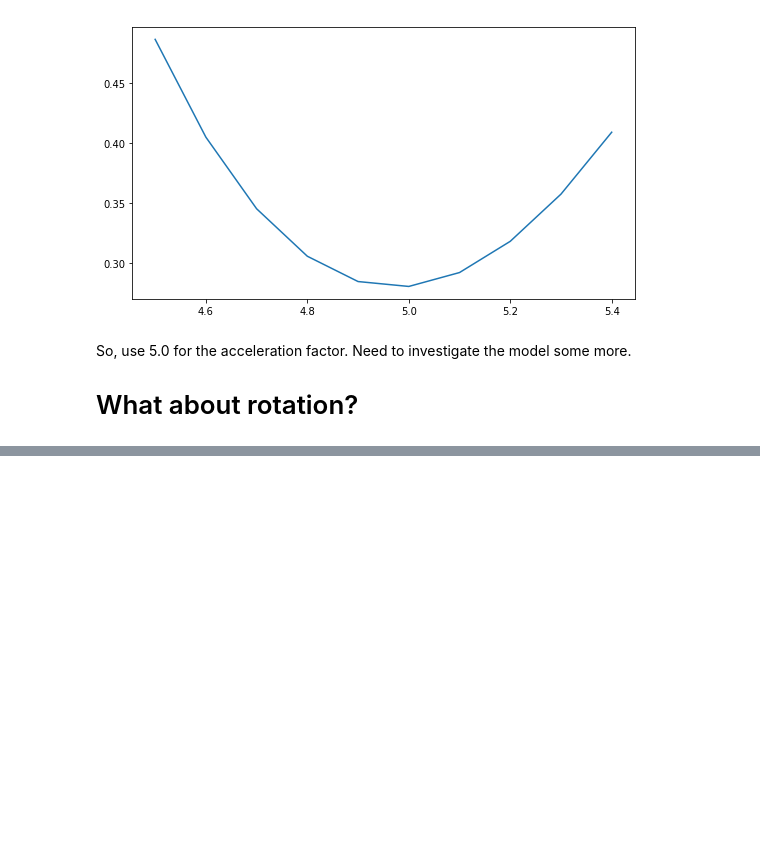
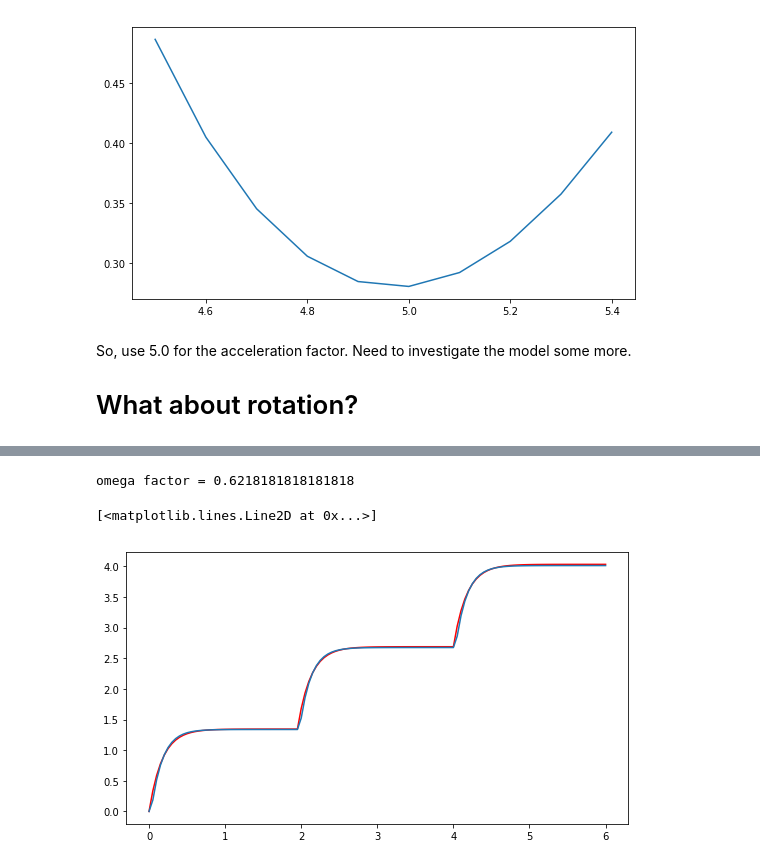
Before and after one commit to ligerbots/KalmanFilter, a Jupyter notebook: notebooks/Measure_Acceleration_Sim.ipynb, the cells around one changed output, grey strips where cells are left out. Cells and saved outputs as stored; diff of their text form; code cells hidden in the pictures; blank space fills up the shorter version.

```diff
--- a/notebooks/Measure_Acceleration_Sim.ipynb
+++ b/notebooks/Measure_Acceleration_Sim.ipynb
@@ -164,0 +201,16 @@ So, use 5.0 for the acceleration factor. Need to investigate the model some more
+# %%
+def calc_omega(vl, vr, factor):
+    return factor * np.subtract(vl, vr)
+# %%
+vl = vel_from_accel([p[4] for p in robot_path], 5.0)
+vr = vel_from_accel([p[5] for p in robot_path], 5.0)
+
+factor = 1.14* 12 / 22
+print("omega factor =", factor)
+omega_calc = calc_omega(vl, vr, factor)
+plt.plot(t, omega_calc, color="red")
+plt.plot(t, omega)
+# %% [output]
+omega factor = 0.6218181818181818
+[<matplotlib.lines.Line2D at 0x...>]
+[figure, added]
```
Also changed, not shown: parts of 8 cells of this notebook.
